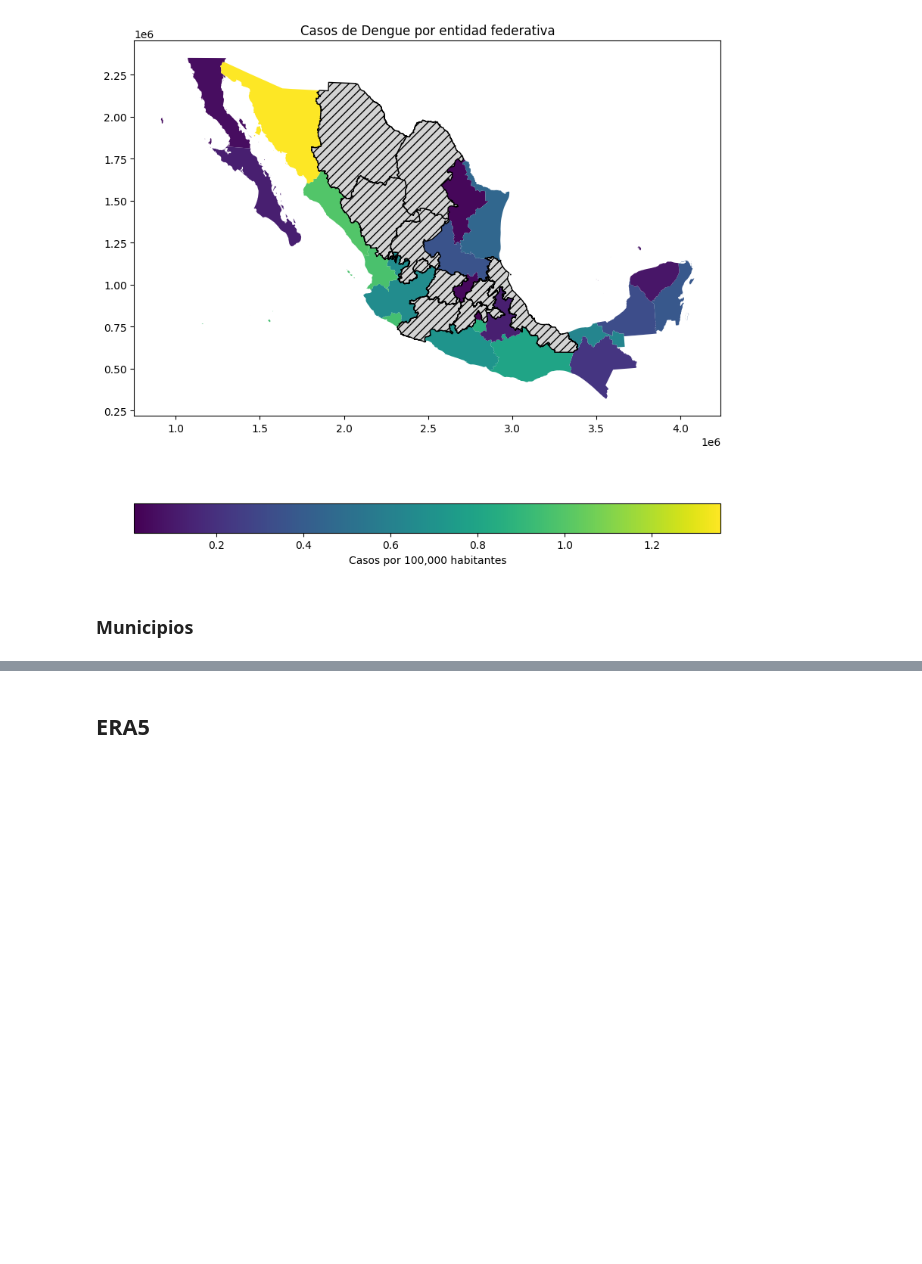
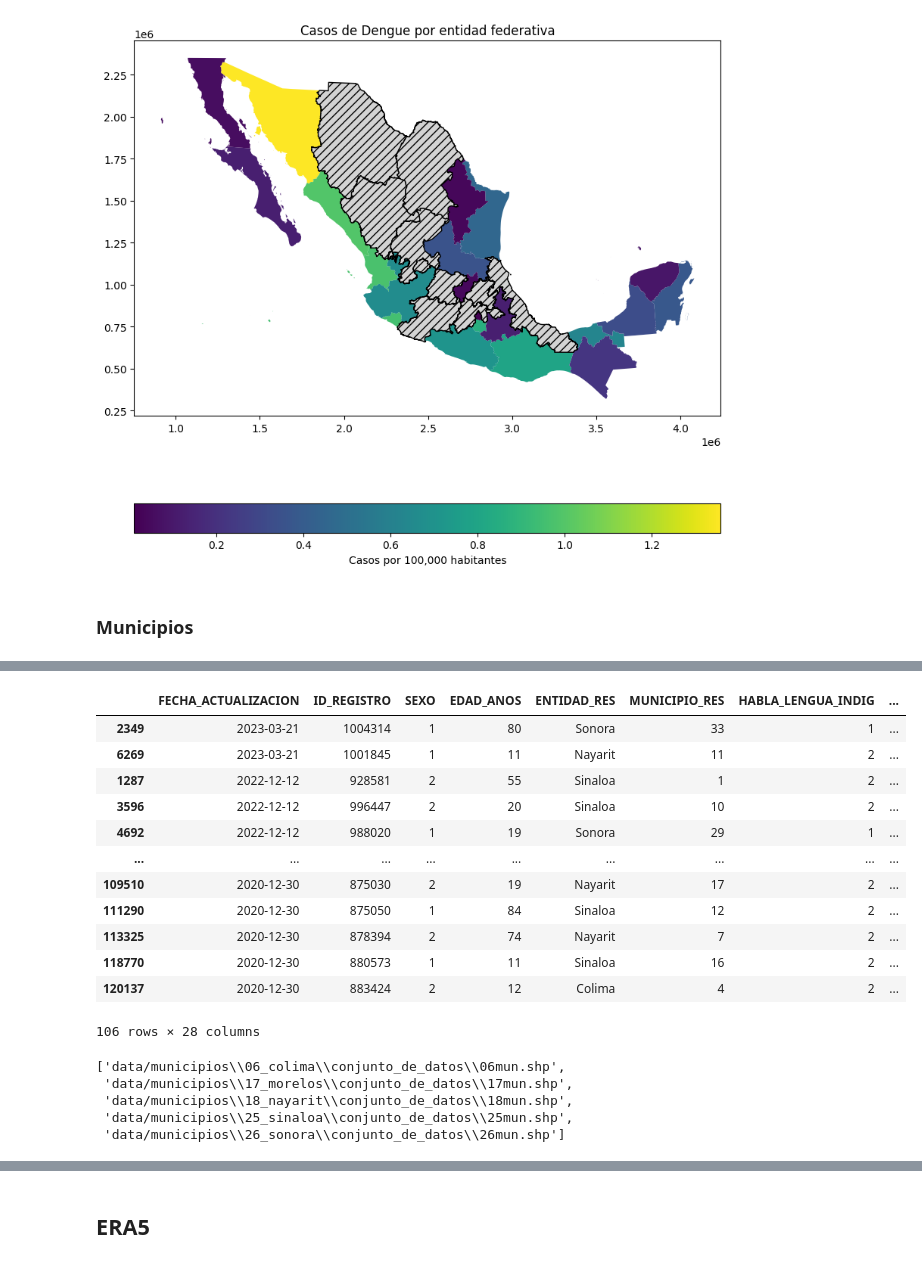
Before and after one commit to pcorner10/denguetemp2022, a Jupyter notebook: main_2023.ipynb, the cells around one changed output, grey strips where cells are left out. Saved outputs shown, nothing was run; the diff lists cells and outputs as text; code cells hidden in the pictures; blank space fills up the shorter version.

```diff
--- a/main_2023.ipynb
+++ b/main_2023.ipynb
@@ -178,4 +178,4 @@ mexico_ent
 | 30 | 31 | 31 | Yucatán | MULTIPOLYGON (((3511760.832 10232... | 2320898 | 2.0 | 0.086174 |
 | 31 | 32 | 32 | Zacatecas | POLYGON ((2515182.307 1441549.749... | 1622138 | NaN | NaN |
 # %%
-mexico_ent.sort_values('DENSIDAD', ascending=False)
+mexico_ent.sort_values('DENSIDAD', ascending=False, inplace=True)
@@ -214,3 +196,6 @@ plt.show()
 [figure]
 # %% [markdown]
 ### Municipios
+# %%
+municipios_seleccionados = mexico_ent[['CVE_ENT','NOMGEO','DENSIDAD']].head(5)
+municipios_seleccionados
@@ -216,0 +209,26 @@ plt.show()
+# %%
+dengue_seleccionados = dengue[dengue['ENTIDAD_RES'].isin(municipios_seleccionados['NOMGEO'])]
+dengue_seleccionados
+# %% [output]
+|  | FECHA_ACTUALIZACION | ID_REGISTRO | SEXO | EDAD_ANOS | ENTIDAD_RES | MUNICIPIO_RES | HABLA_LENGUA_INDIG | ... |
+| 2349 | 2023-03-21 | 1004314 | 1 | 80 | Sonora | 33 | 1 | ... |
+| 6269 | 2023-03-21 | 1001845 | 1 | 11 | Nayarit | 11 | 2 | ... |
+| 1287 | 2022-12-12 | 928581 | 2 | 55 | Sinaloa | 1 | 2 | ... |
+| 3596 | 2022-12-12 | 996447 | 2 | 20 | Sinaloa | 10 | 2 | ... |
+| 4692 | 2022-12-12 | 988020 | 1 | 19 | Sonora | 29 | 1 | ... |
+| ... | ... | ... | ... | ... | ... | ... | ... | ... |
+| 109510 | 2020-12-30 | 875030 | 2 | 19 | Nayarit | 17 | 2 | ... |
+| 111290 | 2020-12-30 | 875050 | 1 | 84 | Sinaloa | 12 | 2 | ... |
+| 113325 | 2020-12-30 | 878394 | 2 | 74 | Nayarit | 7 | 2 | ... |
+| 118770 | 2020-12-30 | 880573 | 1 | 11 | Sinaloa | 16 | 2 | ... |
+| 120137 | 2020-12-30 | 883424 | 2 | 12 | Colima | 4 | 2 | ... |
+106 rows × 28 columns
+# %%
+files_mun = glob('data/municipios/*/conjunto_de_datos/*.shp')
+files_mun
+# %% [output]
+['data/municipios\\06_colima\\conjunto_de_datos\\06mun.shp',
+ 'data/municipios\\17_morelos\\conjunto_de_datos\\17mun.shp',
+ 'data/municipios\\18_nayarit\\conjunto_de_datos\\18mun.shp',
+ 'data/municipios\\25_sinaloa\\conjunto_de_datos\\25mun.shp',
+ 'data/municipios\\26_sonora\\conjunto_de_datos\\26mun.shp']
```
Also changed, not shown: parts of 5 cells of this notebook, 30 other files.
